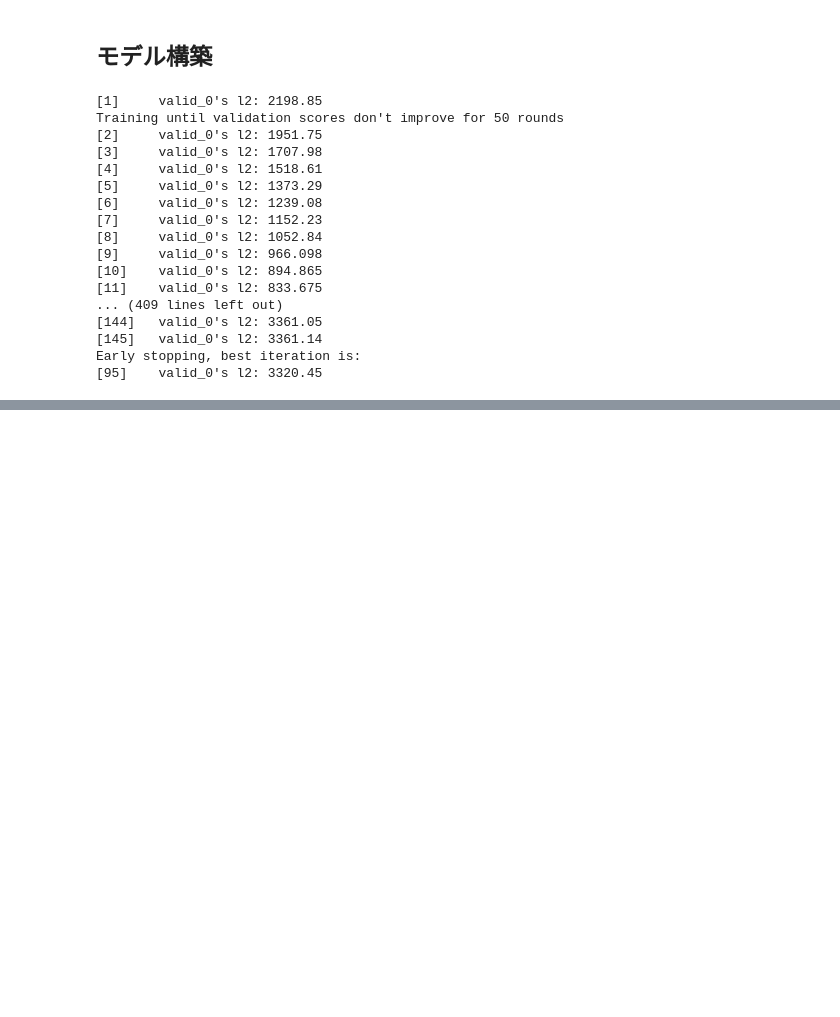
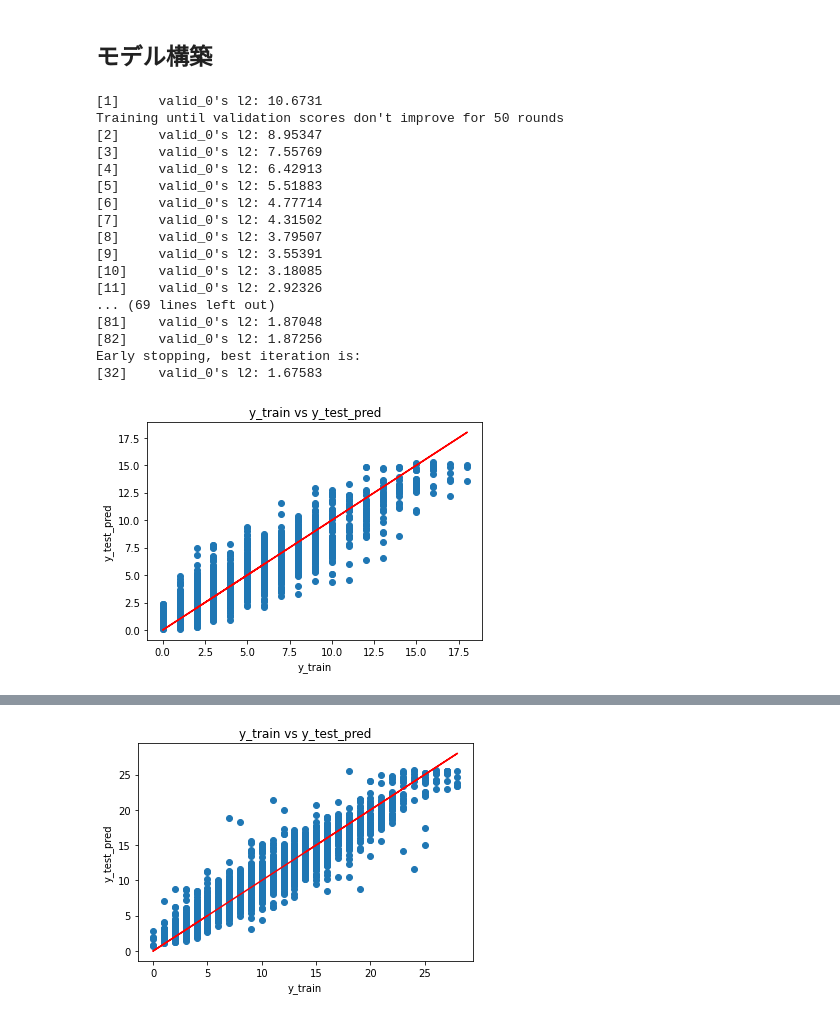
Before and after one commit to Taichi-Ibi/KaggleBikeSharingDemand, a Jupyter notebook: pred_main.ipynb, the cells around one changed output, grey strips where cells are left out. Drawn from its saved outputs; the diff is of its cells as text; code cells hidden in the pictures; blank space fills up the shorter version.

```diff
--- a/pred_main.ipynb
+++ b/pred_main.ipynb
@@ -65,6 +96,7 @@ df = df[[
     # 'windspeed',
     'holiday',
     'workingday',
+    # 'jitsuha_workingday',
     'weather',
     'year',
     # 'year_month',
@@ -76,6 +108,9 @@ df = df[[
     # 'td',
     # 'humidity_abs',
     'hour',
+    # 'hour_sin',
+    # 'hour_cos',
+    # 'hour_trend',
     'casual',
     'registered',
     'count',
@@ -91,14 +126,11 @@ df = pd.get_dummies(df, columns=[
     # 'weekday',
     # 'year_month',
     'year',
-    'hour',
+    # 'hour',
     'weather',
+    # 'hour_trend'
 ])
 
-# 対数変換
-# df['count'] = np.log(df['count']+1)
-# df['casual'] = np.log(df['casual']+1)
-# df['registered'] = np.log(df['registered']+1)
-
 display(df.columns)
+display(df.head())
 # %% [output]
@@ -114,6 +148,15 @@ Index(['temp', 'holiday', 'workingday', 'casual', 'registered', 'count',
 ## モデル構築
 # %%
 def pred(df, train, test, col_name):
+
+    # 対数変換
+    # df['count'] = np.log(df['count']+1)
+
+    # ルート変換
+    df[col_name] = np.sqrt(df[col_name])
+    # # 逆数変換
+    # df['casual'] = 1/(df['casual']+1)
+
     df = df.sort_index()
     train = df.iloc[:len(train),:].copy()
     test = df.iloc[len(train):,:].copy()
@@ -138,11 +181,9 @@ def pred(df, train, test, col_name):
     lgb_train = lgb.Dataset(X_train, y_train)
     lgb_eval = lgb.Dataset(X_test, y_test, reference=lgb_train)
 
-
-
     # LightGBM のハイパーパラメータ
     max_depth = 10 # 木の深さ
-    min_data_in_leaf = 5 # 葉っぱに落ちるデータの最小値
+    min_data_in_leaf = 0 # 葉っぱに落ちるデータの最小値
     feature_fraction = 0.9 # 木を作るときに使うパラメータの割合(1=全て)
 
     params = {
@@ -174,8 +215,21 @@ def pred(df, train, test, col_name):
     test_pred = model.predict(test)
     test_pred = pd.DataFrame(test_pred, columns=[col_name])
 
+    # 散布図を描画(真値 vs 予測値)
+    plt.plot(y_test, y_test, color = 'red', label = 'x=y') # 直線y = x (真値と予測値が同じ場合は直線状に点がプロットされる)
+    plt.scatter(y_test, y_pred) # 散布図のプロット
+    plt.xlabel('y_train') # x軸ラベル
+    plt.ylabel('y_test_pred') # y軸ラベル
+    plt.title('y_train vs y_test_pred') # グラフタイトル
+    plt.show()
+
     #対数変換を戻す
     # test_pred[col_name] = np.exp(test_pred[col_name]) - 1
 
-    # print(y_pred.max())
+    #ルート変換を戻す
+    test_pred[col_name] = test_pred[col_name]**2
+
+    # 逆数変換を戻す
+    # test_pred[col_name] = 1/test_pred[col_name] - 1
+
     return test_pred
@@ -190,34 +236,35 @@ def pred(df, train, test, col_name):
 # %%
 # スコアを表示。小さいほどよい
 def rmsle(real, predicted):
     sum=0.0
     for x in range(len(predicted)):
         if predicted[x]<0 or real[x]<0: #check for negative values
             continue
         p = np.log(predicted[x]+1)
         r = np.log(real[x]+1)
         sum = sum + (p - r)**2
     return (sum/len(predicted))**0.5
 # print("test score: ",rmsle(y_test, model.predict(X_test)))
 # print("train score: ",rmsle(y_train, model.predict(X_train)))
+
 casual = pred(df, train, test, 'casual')
 registered = pred(df, train, test, 'registered')
-count = pred(df, train, test, 'count')
 # %% [output]
-[1]     valid_0's l2: 2198.85
+[1]     valid_0's l2: 10.6731
 Training until validation scores don't improve for 50 rounds
-[2]     valid_0's l2: 1951.75
-[3]     valid_0's l2: 1707.98
-[4]     valid_0's l2: 1518.61
-[5]     valid_0's l2: 1373.29
-[6]     valid_0's l2: 1239.08
-[7]     valid_0's l2: 1152.23
-[8]     valid_0's l2: 1052.84
-[9]     valid_0's l2: 966.098
-[10]    valid_0's l2: 894.865
-[11]    valid_0's l2: 833.675
-... (409 lines left out)
-[144]   valid_0's l2: 3361.05
-[145]   valid_0's l2: 3361.14
+[2]     valid_0's l2: 8.95347
+[3]     valid_0's l2: 7.55769
+[4]     valid_0's l2: 6.42913
+[5]     valid_0's l2: 5.51883
+[6]     valid_0's l2: 4.77714
+[7]     valid_0's l2: 4.31502
+[8]     valid_0's l2: 3.79507
+[9]     valid_0's l2: 3.55391
+[10]    valid_0's l2: 3.18085
+[11]    valid_0's l2: 2.92326
+... (69 lines left out)
+[81]    valid_0's l2: 1.87048
+[82]    valid_0's l2: 1.87256
 Early stopping, best iteration is:
-[95]    valid_0's l2: 3320.45
+[32]    valid_0's l2: 1.67583
+[figure, added]
@@ -224,3 +288,4 @@ Early stopping, best iteration is:
+[figure, added]
 # %%
 submission  = pd.read_csv('input/sampleSubmission.csv')
 datetime = pd.DataFrame(submission['datetime'])
```
Also changed, not shown: parts of 7 cells of this notebook, 1 other file.
